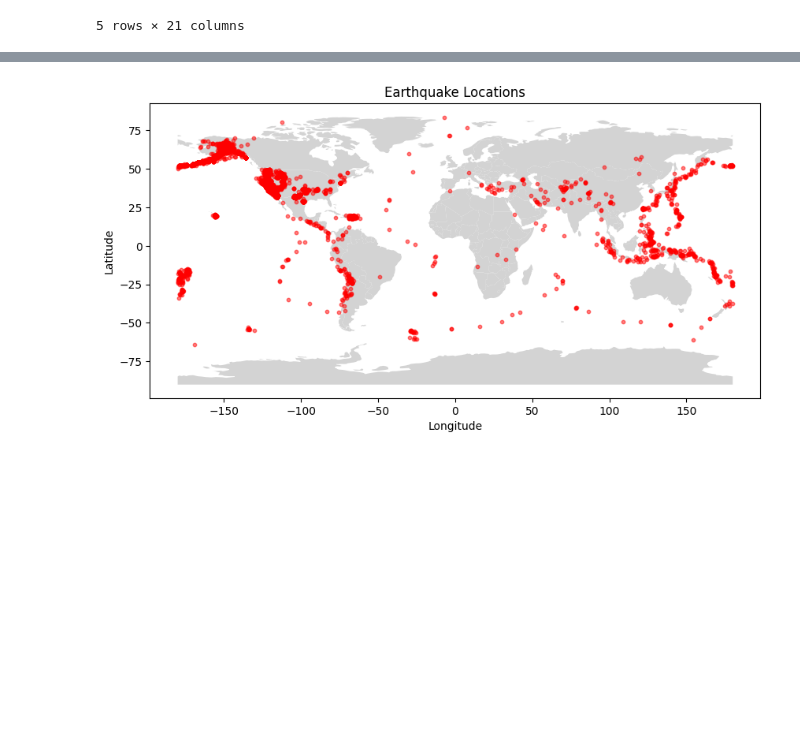
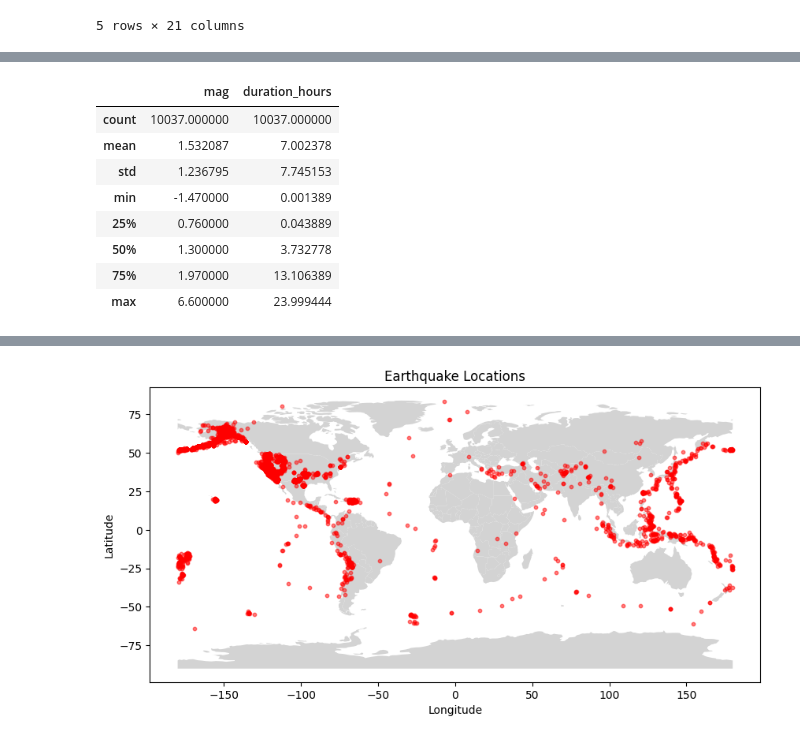
Before and after one commit to Mercymerine/Machine_Learning_1, a Jupyter notebook: cap_earthquake.ipynb, the cells around one changed output, grey strips where cells are left out. Drawn from its saved outputs; the diff is of its cells as text; code cells hidden in the pictures; blank space fills up the shorter version.

```diff
--- a/cap_earthquake.ipynb
+++ b/cap_earthquake.ipynb
@@ -628,3 +628,15 @@ geo_df.head()
+# %%
+geo_df.describe()
+# %% [output]
+|  | mag | duration_hours |
+| count | 10037.000000 | 10037.000000 |
+| mean | 1.532087 | 7.002378 |
+| std | 1.236795 | 7.745153 |
+| min | -1.470000 | 0.001389 |
+| 25% | 0.760000 | 0.043889 |
+| 50% | 1.300000 | 3.732778 |
+| 75% | 1.970000 | 13.106389 |
+| max | 6.600000 | 23.999444 |
 # %%
 geo_df.info()
 # %% [output]
```
Also changed, not shown: parts of 21 cells of this notebook.
